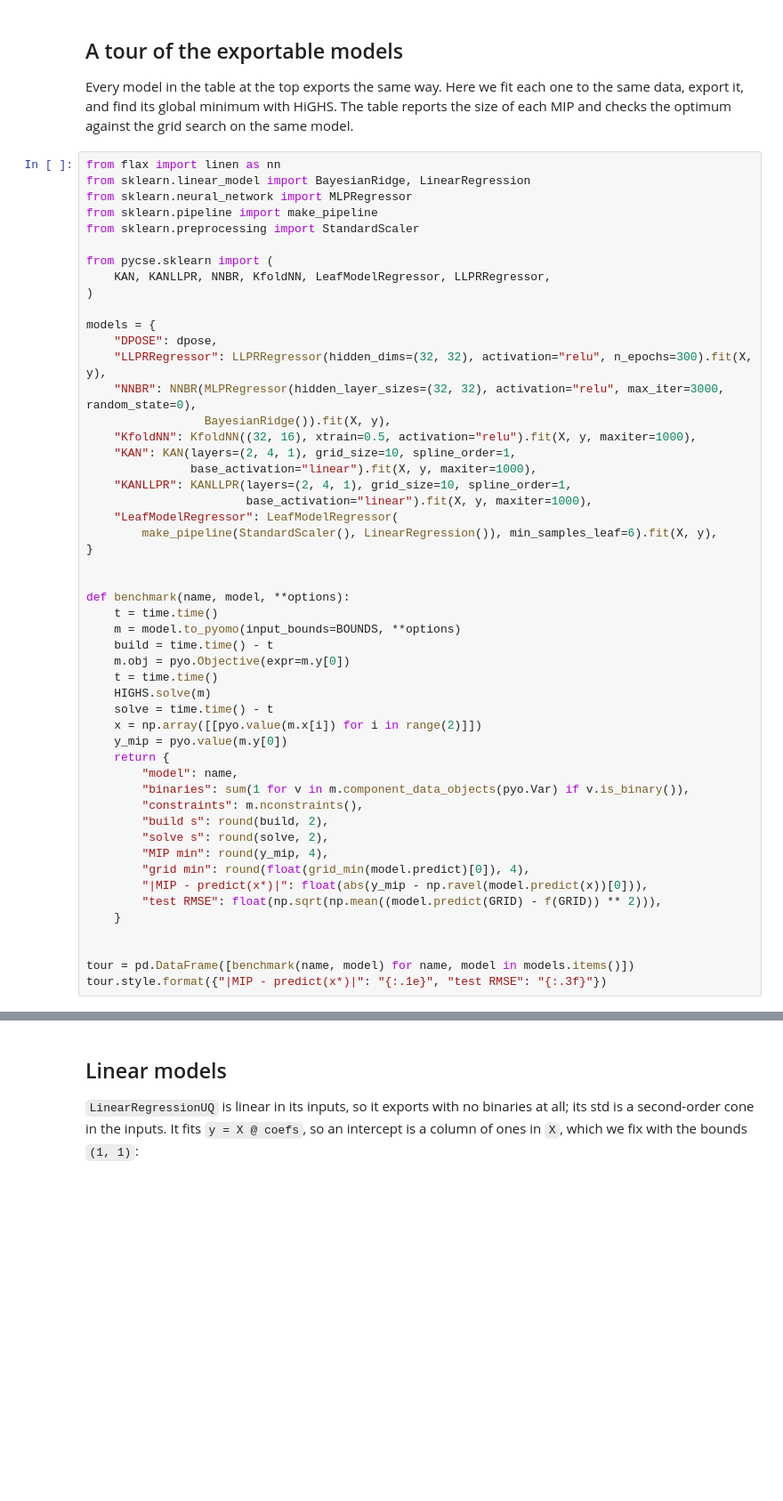
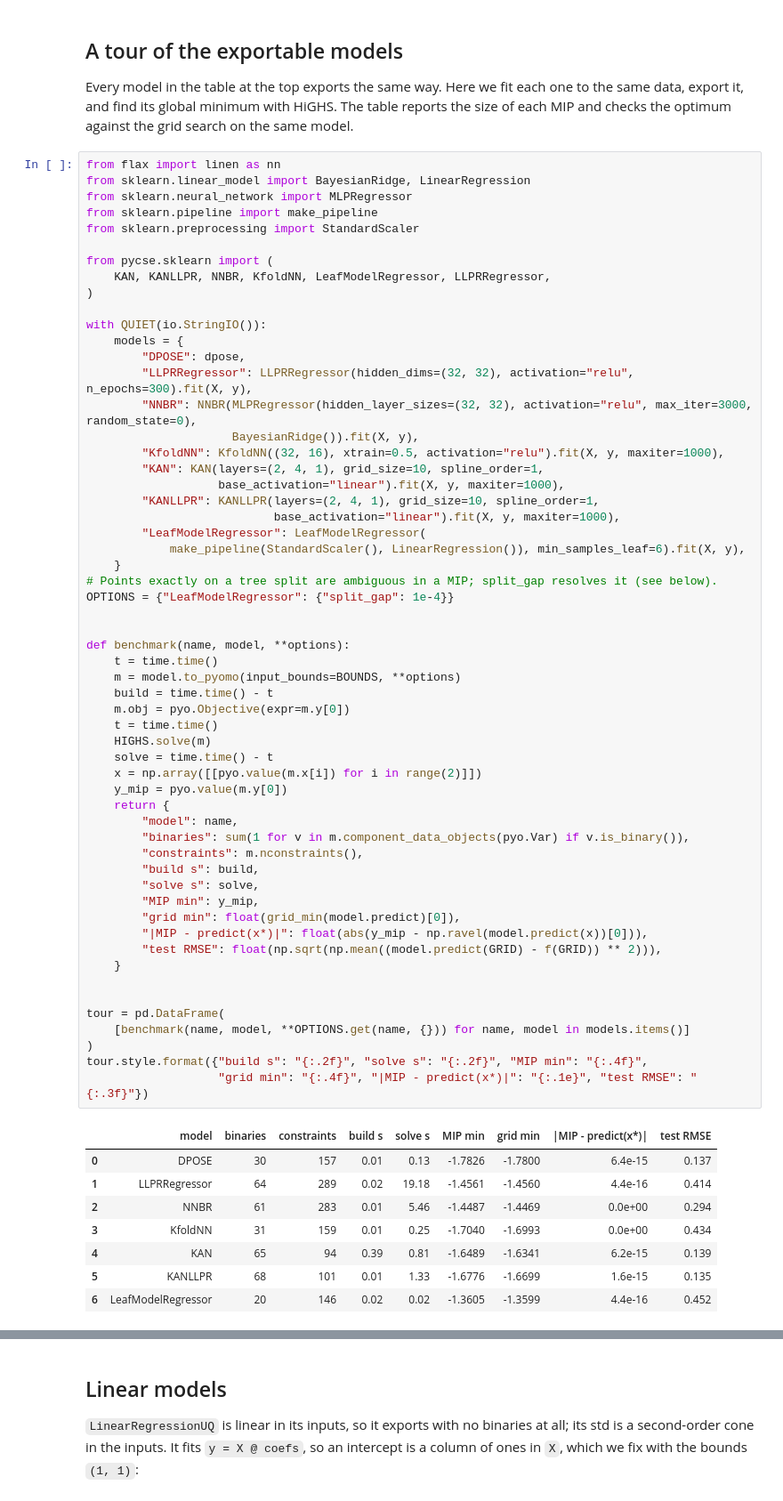
Before and after one commit to jkitchin/pycse, a Jupyter notebook: pycse-jb/pycse___python_computations_in_science_and_engineering/docs/mip.ipynb, the cells around one changed output, grey strips where cells are left out. Shown at 89% size. Saved outputs shown, nothing was run; the diff lists cells and outputs as text; blank space fills up the shorter version.

```diff
--- a/pycse-jb/pycse___python_computations_in_science_and_engineering/docs/mip.ipynb
+++ b/pycse-jb/pycse___python_computations_in_science_and_engineering/docs/mip.ipynb
@@ -235,52 +269,67 @@ from flax import linen as nn
 from sklearn.linear_model import BayesianRidge, LinearRegression
 from sklearn.neural_network import MLPRegressor
 from sklearn.pipeline import make_pipeline
 from sklearn.preprocessing import StandardScaler
 
 from pycse.sklearn import (
     KAN, KANLLPR, NNBR, KfoldNN, LeafModelRegressor, LLPRRegressor,
 )
 
-models = {
-    "DPOSE": dpose,
-    "LLPRRegressor": LLPRRegressor(hidden_dims=(32, 32), activation="relu", n_epochs=300).fit(X, y),
-    "NNBR": NNBR(MLPRegressor(hidden_layer_sizes=(32, 32), activation="relu", max_iter=3000, random_state=0),
-                 BayesianRidge()).fit(X, y),
-    "KfoldNN": KfoldNN((32, 16), xtrain=0.5, activation="relu").fit(X, y, maxiter=1000),
-    "KAN": KAN(layers=(2, 4, 1), grid_size=10, spline_order=1,
-               base_activation="linear").fit(X, y, maxiter=1000),
-    "KANLLPR": KANLLPR(layers=(2, 4, 1), grid_size=10, spline_order=1,
-                       base_activation="linear").fit(X, y, maxiter=1000),
-    "LeafModelRegressor": LeafModelRegressor(
-        make_pipeline(StandardScaler(), LinearRegression()), min_samples_leaf=6).fit(X, y),
-}
+with QUIET(io.StringIO()):
+    models = {
+        "DPOSE": dpose,
+        "LLPRRegressor": LLPRRegressor(hidden_dims=(32, 32), activation="relu", n_epochs=300).fit(X, y),
+        "NNBR": NNBR(MLPRegressor(hidden_layer_sizes=(32, 32), activation="relu", max_iter=3000, random_state=0),
+                     BayesianRidge()).fit(X, y),
+        "KfoldNN": KfoldNN((32, 16), xtrain=0.5, activation="relu").fit(X, y, maxiter=1000),
+        "KAN": KAN(layers=(2, 4, 1), grid_size=10, spline_order=1,
+                   base_activation="linear").fit(X, y, maxiter=1000),
+        "KANLLPR": KANLLPR(layers=(2, 4, 1), grid_size=10, spline_order=1,
+                           base_activation="linear").fit(X, y, maxiter=1000),
+        "LeafModelRegressor": LeafModelRegressor(
+            make_pipeline(StandardScaler(), LinearRegression()), min_samples_leaf=6).fit(X, y),
+    }
+# Points exactly on a tree split are ambiguous in a MIP; split_gap resolves it (see below).
+OPTIONS = {"LeafModelRegressor": {"split_gap": 1e-4}}
 
 
 def benchmark(name, model, **options):
     t = time.time()
     m = model.to_pyomo(input_bounds=BOUNDS, **options)
     build = time.time() - t
     m.obj = pyo.Objective(expr=m.y[0])
     t = time.time()
     HIGHS.solve(m)
     solve = time.time() - t
     x = np.array([[pyo.value(m.x[i]) for i in range(2)]])
     y_mip = pyo.value(m.y[0])
     return {
         "model": name,
         "binaries": sum(1 for v in m.component_data_objects(pyo.Var) if v.is_binary()),
         "constraints": m.nconstraints(),
-        "build s": round(build, 2),
-        "solve s": round(solve, 2),
-        "MIP min": round(y_mip, 4),
-        "grid min": round(float(grid_min(model.predict)[0]), 4),
+        "build s": build,
+        "solve s": solve,
+        "MIP min": y_mip,
+        "grid min": float(grid_min(model.predict)[0]),
         "|MIP - predict(x*)|": float(abs(y_mip - np.ravel(model.predict(x))[0])),
         "test RMSE": float(np.sqrt(np.mean((model.predict(GRID) - f(GRID)) ** 2))),
     }
 
 
-tour = pd.DataFrame([benchmark(name, model) for name, model in models.items()])
-tour.style.format({"|MIP - predict(x*)|": "{:.1e}", "test RMSE": "{:.3f}"})
+tour = pd.DataFrame(
+    [benchmark(name, model, **OPTIONS.get(name, {})) for name, model in models.items()]
+)
+tour.style.format({"build s": "{:.2f}", "solve s": "{:.2f}", "MIP min": "{:.4f}",
+                   "grid min": "{:.4f}", "|MIP - predict(x*)|": "{:.1e}", "test RMSE": "{:.3f}"})
+# %% [output]
+|  | model | binaries | constraints | build s | solve s | MIP min | grid min | |MIP - predict(x*)| | test RMSE |
+| 0 | DPOSE | 30 | 157 | 0.01 | 0.13 | -1.7826 | -1.7800 | 6.4e-15 | 0.137 |
+| 1 | LLPRRegressor | 64 | 289 | 0.02 | 19.18 | -1.4561 | -1.4560 | 4.4e-16 | 0.414 |
+| 2 | NNBR | 61 | 283 | 0.01 | 5.46 | -1.4487 | -1.4469 | 0.0e+00 | 0.294 |
+| 3 | KfoldNN | 31 | 159 | 0.01 | 0.25 | -1.7040 | -1.6993 | 0.0e+00 | 0.434 |
+| 4 | KAN | 65 | 94 | 0.39 | 0.81 | -1.6489 | -1.6341 | 6.2e-15 | 0.139 |
+| 5 | KANLLPR | 68 | 101 | 0.01 | 1.33 | -1.6776 | -1.6699 | 1.6e-15 | 0.135 |
+| 6 | LeafModelRegressor | 20 | 146 | 0.02 | 0.02 | -1.3605 | -1.3599 | 4.4e-16 | 0.452 |
 # %% [markdown]
 In every row the MIP minimum is at or below the grid minimum, and the model evaluated at
 the MIP solution agrees with the MIP value to solver precision: the exports are exact.
```
Also changed, not shown: parts of 19 cells of this notebook.
